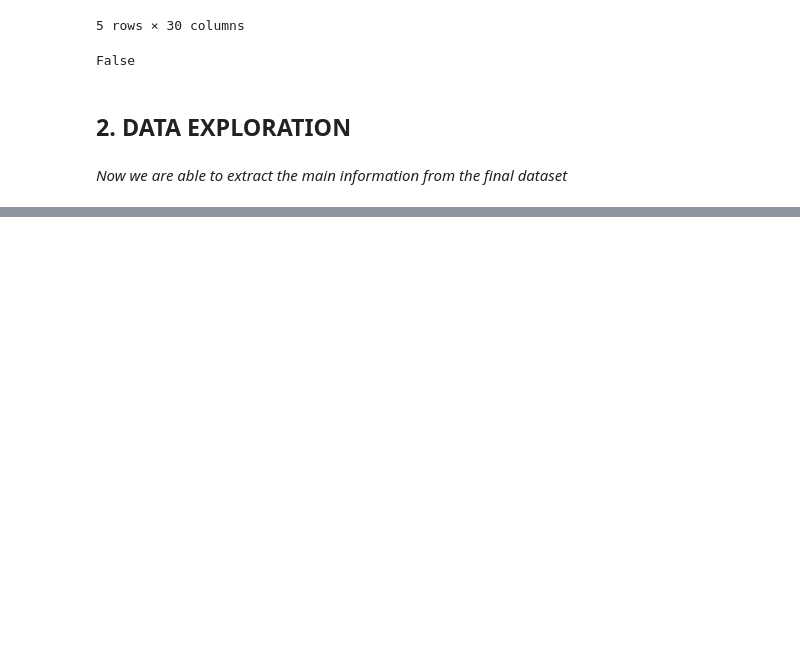
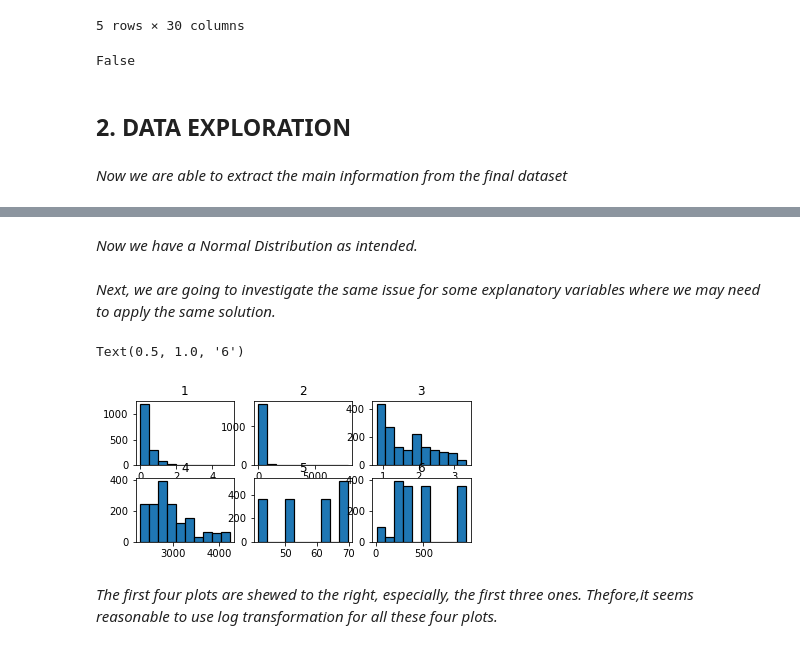
Before and after one commit to s-asrmorais/MSc_thesis_code_DataScience, a Jupyter notebook: code.ipynb, the cells around one changed output, grey strips where cells are left out. Drawn from its saved outputs; the diff is of its cells as text; code cells hidden in the pictures; blank space fills up the shorter version.

```diff
--- a/code.ipynb
+++ b/code.ipynb
@@ -526,0 +593,40 @@ False
+# %% [markdown]
+*Now we have a Normal Distribution as intended.*
+# %% [markdown]
+*Next, we are going to investigate the same issue for some explanatory variables where we may need to apply the same solution.*
+# %%
+
+#Plot 1 - Trade Volume
+plt.subplot(3,3,1)
+plt.hist(model['trade-volume'],edgecolor='black', linewidth=1.2)
+plt.title('1')
+
+#Plot 2 - Average Confirmation Time
+plt.subplot(3,3,2)
+plt.hist(model['avg-confirmation-time'],edgecolor='black', linewidth=1.2)
+plt.title('2')
+
+#Plot 3 - Output Volume
+plt.subplot(3,3,3)
+plt.hist(model['output-volume'],edgecolor='black', linewidth=1.2)
+plt.title('3')
+
+#Plot 4 - SP500
+plt.subplot(3,3,4)
+plt.hist(model['SP500'],edgecolor='black', linewidth=1.2)
+plt.title('4')
+
+#Plot 5 - Oil
+plt.subplot(3,3,5)
+plt.hist(model['Oil'],edgecolor='black', linewidth=1.2)
+plt.title('5')
+
+#Plot 6 - Theft
+plt.subplot(3,3,6)
+plt.hist(model['Theft'],edgecolor='black', linewidth=1.2)
+plt.title('6')
+# %% [output]
+Text(0.5, 1.0, '6')
+[figure, added]
+# %% [markdown]
+*The first four plots are shewed to the right, especially, the first three ones. Thefore,it seems reasonable to use log transformation for all these four plots.*
```
Also changed, not shown: parts of 8 cells of this notebook.
